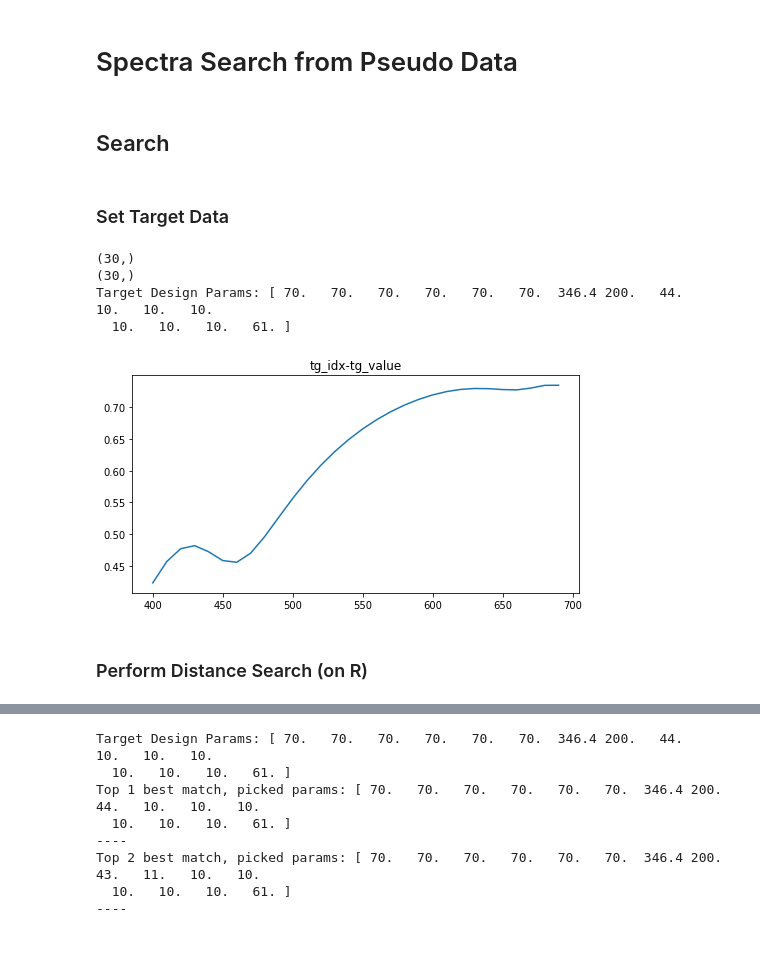
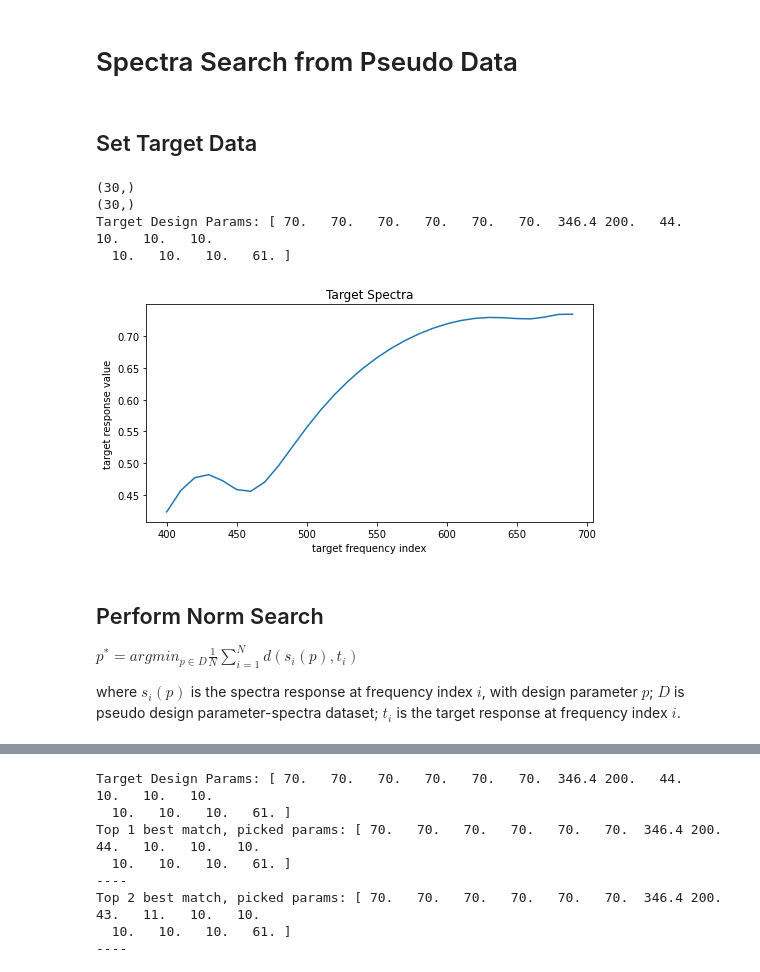
Before and after one commit to GuoyaoShen/DiatomDL, a Jupyter notebook: spectra_search_v_2_0.ipynb, the cells around one changed output, grey strips where cells are left out. Cells and saved outputs as stored; diff of their text form; code cells hidden in the pictures; blank space fills up the shorter version.

```diff
--- a/spectra_search_v_2_0.ipynb
+++ b/spectra_search_v_2_0.ipynb
@@ -362,36 +362,40 @@ print(pseudo_spectra.shape)
 (15001, 4, 1001)
 # %% [markdown]
 # Spectra Search from Pseudo Data
-# %% [markdown]
-## Search
 # %% [markdown]
-### Set Target Data
+## Set Target Data
 # %%
 # set target data
 idx_sample = 17
 
 tg_idx_freq = np.arange(400,700,10)  # debug use
 # tg_idx_freq = np.arange(1001)  # debug use
 print(tg_idx_freq.shape)
 
 idx_tg_spectra = 0
 tg_value = spectra_RT[idx_sample,idx_tg_spectra,tg_idx_freq]
 print(tg_value.shape)
 
 plt.figure(1, figsize=(8,4))
-plt.title('tg_idx-tg_value')
+plt.title('Target Spectra')
+plt.xlabel('target frequency index')
+plt.ylabel('target response value')
 plt.plot(tg_idx_freq, tg_value)  # tg_idx-tg_value
 
 tg_params = param[idx_sample]
 print('Target Design Params:', tg_params)
 # %% [output]
 (30,)
 (30,)
 Target Design Params: [ 70.   70.   70.   70.   70.   70.  346.4 200.   44.   10.   10.   10.
   10.   10.   10.   61. ]
-[figure, old version]
+[figure, new version]
-# %% [markdown]
-### Perform Distance Search (on R)
+# %% [markdown]
+## Perform Norm Search
+
+$p^* = argmin_{p\in D}\frac{1}{N}\sum_{i=1}^{N} d(s_i(p),t_i)$
+
+where $s_i(p)$ is the spectra response at frequency index $i$, with design parameter $p$; $D$ is pseudo design parameter-spectra dataset; $t_i$ is the target response at frequency index $i$.
 # %%
 spectra_dict = pseudo_spectra[:,0,tg_idx_freq]
 print('spectra_dict.shape:', spectra_dict.shape)
```
Also changed, not shown: parts of 11 cells of this notebook.
